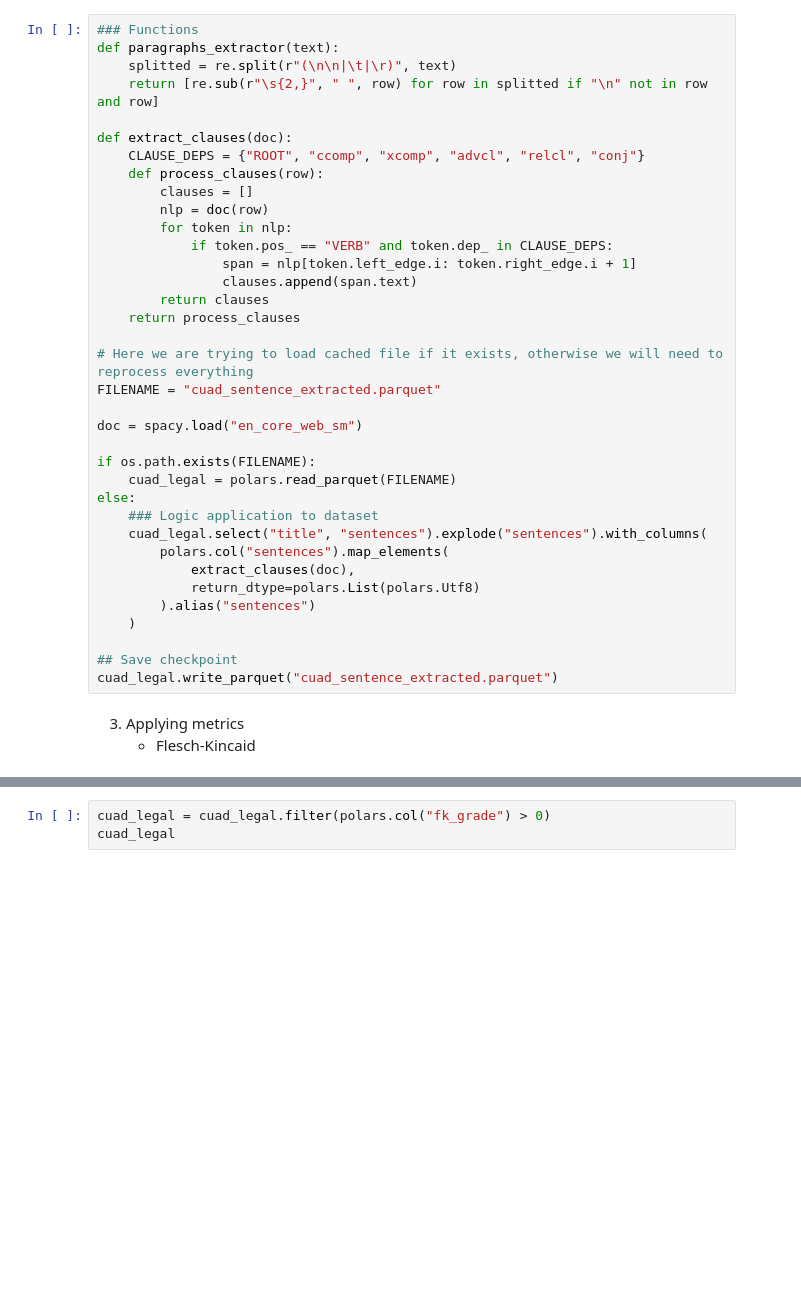
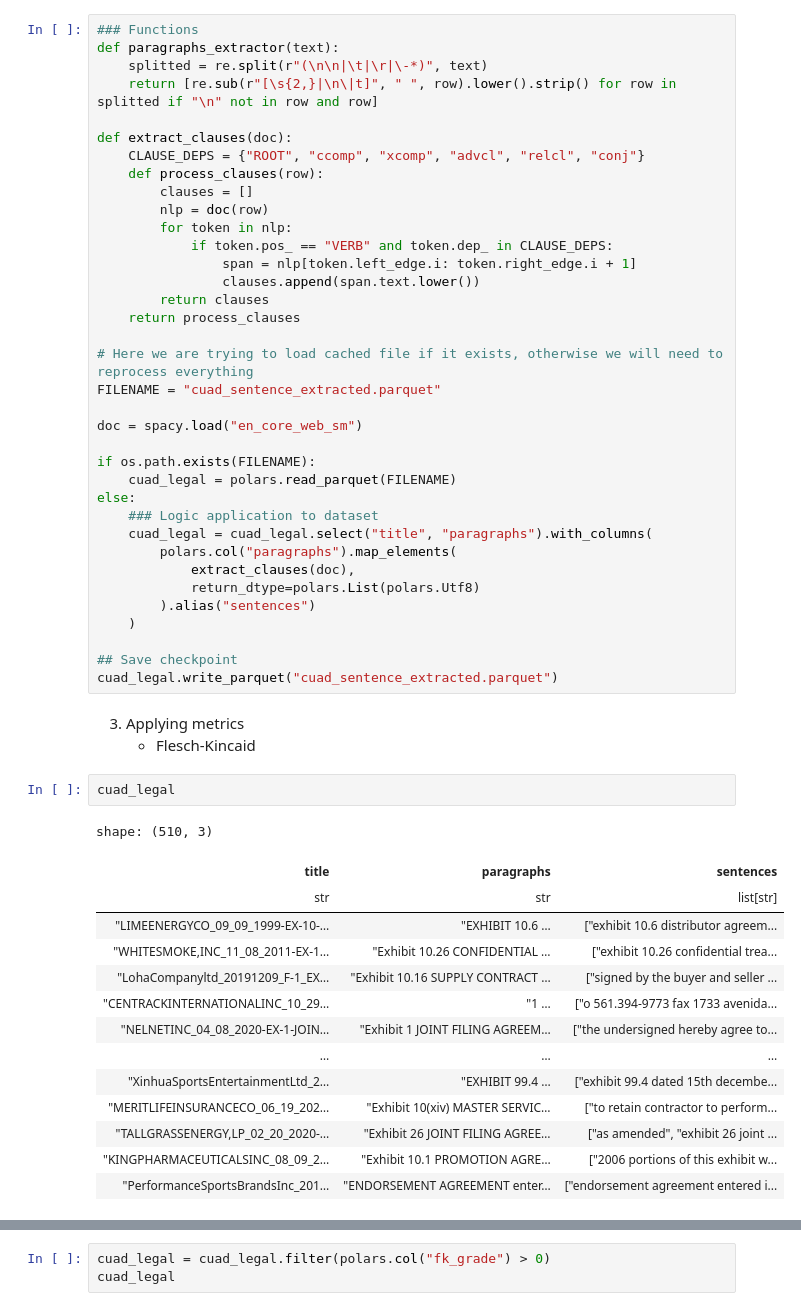
Before and after one commit to danilopsss/uol_capstone_project, a Jupyter notebook: data/datasets/CUAD/cuad.ipynb, the cells around one changed output, grey strips where cells are left out. Cells and saved outputs as stored; diff of their text form; blank space fills up the shorter version.

```diff
--- a/data/datasets/CUAD/cuad.ipynb
+++ b/data/datasets/CUAD/cuad.ipynb
@@ -41,8 +45,8 @@ if (cuad_legal := load_parquet("0001_cuad_dataset.parquet")) is None:
 # %%
 ### Functions
 def paragraphs_extractor(text):
-    splitted = re.split(r"(\n\n|\t|\r)", text)
-    return [re.sub(r"\s{2,}", " ", row) for row in splitted if "\n" not in row and row]
+    splitted = re.split(r"(\n\n|\t|\r|\-*)", text)
+    return [re.sub(r"[\s{2,}|\n\|t]", " ", row).lower().strip() for row in splitted if "\n" not in row and row]
 
 def extract_clauses(doc):
     CLAUSE_DEPS = {"ROOT", "ccomp", "xcomp", "advcl", "relcl", "conj"}
@@ -52,7 +56,7 @@ def extract_clauses(doc):
         for token in nlp:
             if token.pos_ == "VERB" and token.dep_ in CLAUSE_DEPS:
                 span = nlp[token.left_edge.i: token.right_edge.i + 1]
-                clauses.append(span.text)
+                clauses.append(span.text.lower())
         return clauses
     return process_clauses
 
@@ -65,8 +69,8 @@ if os.path.exists(FILENAME):
     cuad_legal = polars.read_parquet(FILENAME)
 else:
     ### Logic application to dataset
-    cuad_legal.select("title", "sentences").explode("sentences").with_columns(
-        polars.col("sentences").map_elements(
+    cuad_legal = cuad_legal.select("title", "paragraphs").with_columns(
+        polars.col("paragraphs").map_elements(
             extract_clauses(doc),
             return_dtype=polars.List(polars.Utf8)
         ).alias("sentences")
@@ -77,6 +81,23 @@ cuad_legal.write_parquet("cuad_sentence_extracted.parquet")
 # %% [markdown]
 3. Applying metrics
     - Flesch-Kincaid
+# %%
+cuad_legal
+# %% [output]
+shape: (510, 3)
+| title | paragraphs | sentences |
+| str | str | list[str] |
+| "LIMEENERGYCO_09_09_1999-EX-10-… | "EXHIBIT 10.6 … | ["exhibit 10.6 distributor agreem... |
+| "WHITESMOKE,INC_11_08_2011-EX-1… | "Exhibit 10.26 CONFIDENTIAL … | ["exhibit 10.26 confidential trea... |
+| "LohaCompanyltd_20191209_F-1_EX… | "Exhibit 10.16 SUPPLY CONTRACT … | ["signed by the buyer and seller ... |
+| "CENTRACKINTERNATIONALINC_10_29… | "1 … | ["o 561.394-9773 fax 1733 avenida... |
+| "NELNETINC_04_08_2020-EX-1-JOIN… | "Exhibit 1 JOINT FILING AGREEM… | ["the undersigned hereby agree to... |
+| … | … | … |
+| "XinhuaSportsEntertainmentLtd_2… | "EXHIBIT 99.4 … | ["exhibit 99.4 dated 15th decembe... |
+| "MERITLIFEINSURANCECO_06_19_202… | "Exhibit 10(xiv) MASTER SERVIC… | ["to retain contractor to perform... |
+| "TALLGRASSENERGY,LP_02_20_2020-… | "Exhibit 26 JOINT FILING AGREE… | ["as amended", "exhibit 26 joint ... |
+| "KINGPHARMACEUTICALSINC_08_09_2… | "Exhibit 10.1 PROMOTION AGRE… | ["2006 portions of this exhibit w... |
+| "PerformanceSportsBrandsInc_201… | "ENDORSEMENT AGREEMENT enter… | ["endorsement agreement entered i... |
 # %%
 ### Grading the text complexity with Flesch-Kincaid
 cuad_legal = cuad_legal.explode("sentences")
```
Also changed, not shown: parts of 3 cells of this notebook, 4 other files.
